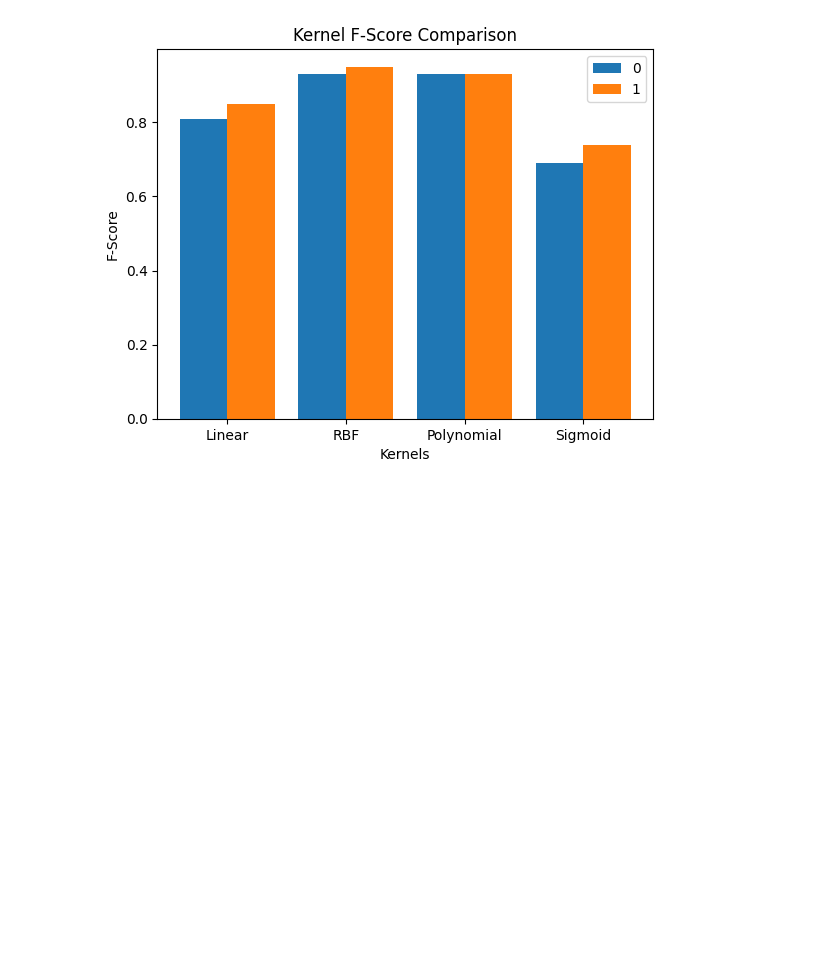
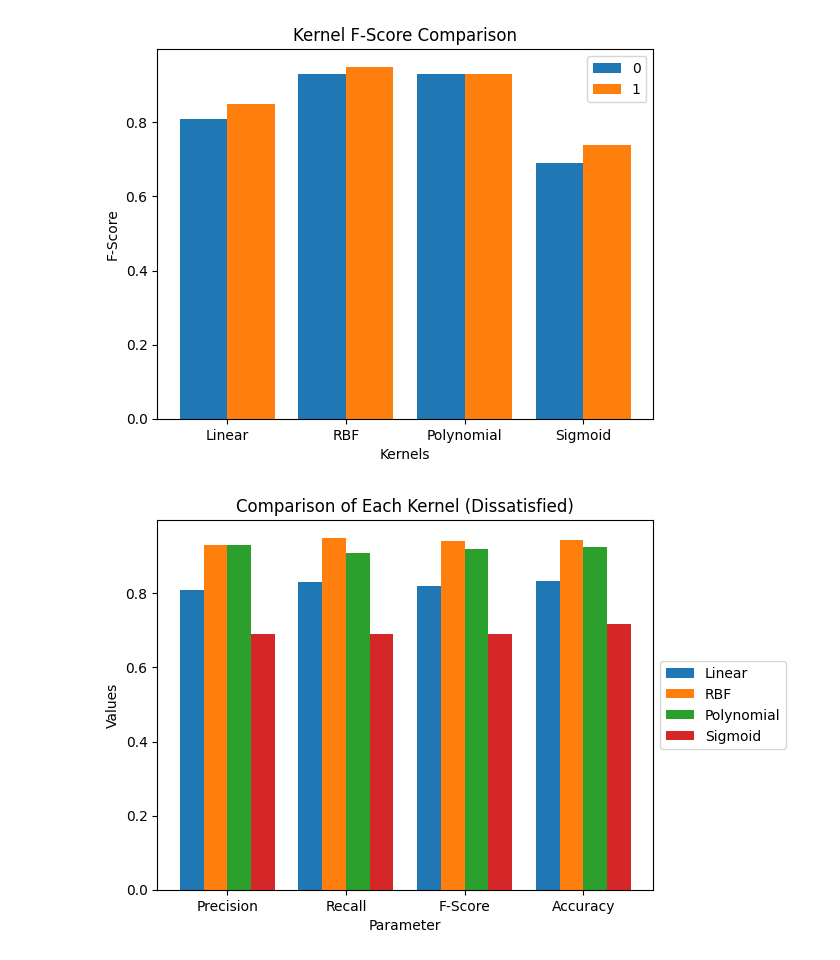
Before and after one commit to aldenaputra/svm-4-kernel-comparison, a Jupyter notebook: DM_Analisis_Tambahan_+_Post_Processing.ipynb, the cells around one changed output. Drawn from its saved outputs; the diff is of its cells as text; code cells hidden in the pictures; blank space fills up the shorter version.

```diff
--- a/DM_Analisis_Tambahan_+_Post_Processing.ipynb
+++ b/DM_Analisis_Tambahan_+_Post_Processing.ipynb
@@ -267,3 +274,32 @@ plt.legend()
 plt.show()
 # %% [output]
 [figure]
+# %%
+import matplotlib.pyplot as plt
+import numpy as np
+
+categories = ['Precision', 'Recall', 'F-Score', 'Accuracy']
+linear = [0.81, 0.83, 0.82, 0.8335778824619662]
+rbf = [0.93, 0.95, 0.94, 0.9447061549154375]
+polynomial = [0.93, 0.91, 0.92, 0.9259402270445595]
+sigmoid = [0.69, 0.69, 0.69, 0.7183952428758977]
+
+x = np.arange(len(categories))
+
+fig, ax = plt.subplots()
+
+bar1 = ax.bar(x - 0.3, linear, 0.2, label='Linear')
+bar2 = ax.bar(x - 0.1, rbf, 0.2, label='RBF')
+bar3 = ax.bar(x + 0.1, polynomial, 0.2, label='Polynomial')
+bar4 = ax.bar(x + 0.3, sigmoid, 0.2, label='Sigmoid')
+
+ax.set_xlabel('Parameter')
+ax.set_ylabel('Values')
+ax.set_title('Comparison of Each Kernel (Dissatisfied)')
+ax.set_xticks(x)
+ax.set_xticklabels(categories)
+ax.legend(loc='center left', bbox_to_anchor=(1, 0.5))
+
+plt.show()
+# %% [output]
+[figure, added]
```
Also changed, not shown: parts of 3 cells of this notebook, 1 other file.
